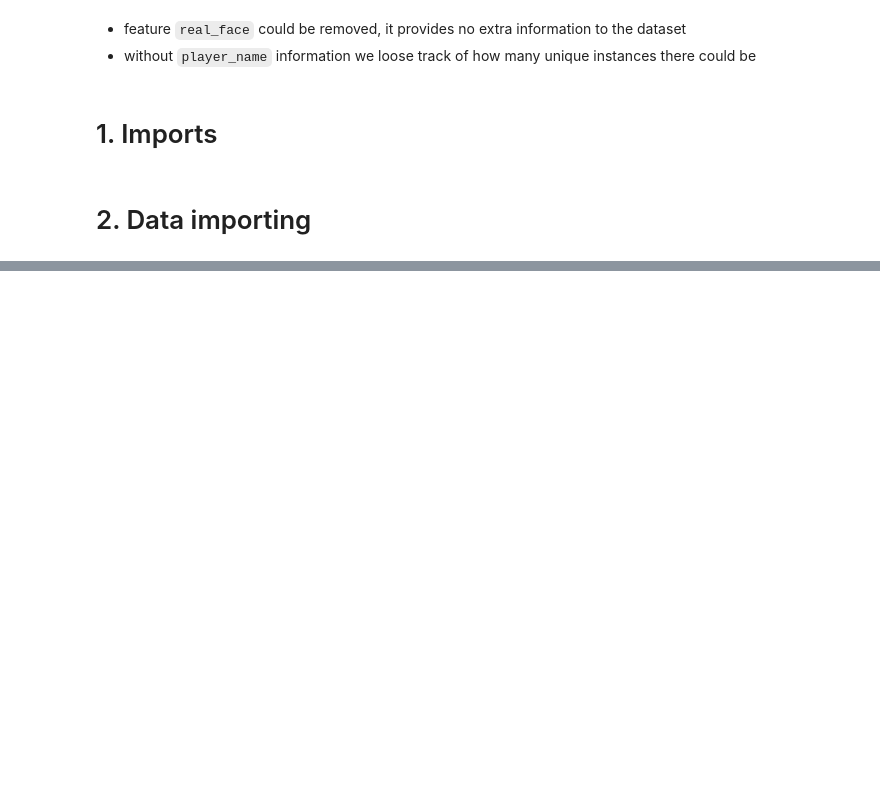
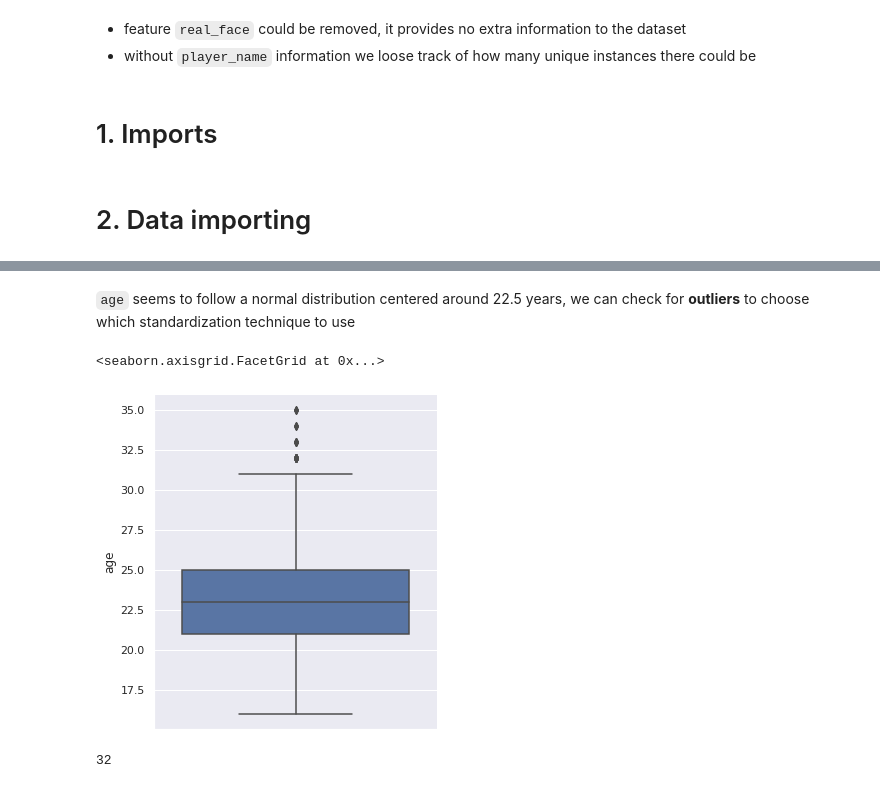
Before and after one commit to michaelschafhauser/market_value_predictor, a Jupyter notebook: notebooks/Joao/data_exploration_&_baseline_model_jr.ipynb, the cells around one changed output, grey strips where cells are left out. Cells and saved outputs as stored; diff of their text form; code cells hidden in the pictures; blank space fills up the shorter version.

```diff
--- a/notebooks/Joao/data_exploration_&_baseline_model_jr.ipynb
+++ b/notebooks/Joao/data_exploration_&_baseline_model_jr.ipynb
@@ -27,0 +136,11 @@ data.head()
+# %% [markdown]
+`age` seems to follow a normal distribution centered around 22.5 years, we can check for **outliers** to choose which standardization technique to use
+# %%
+sns.catplot(data=X_train,y='age', kind='box')
+# %% [output]
+<seaborn.axisgrid.FacetGrid at 0x...>
+[figure, added]
+# %%
+X_train[X_train.age > 31]['age'].count()
+# %% [output]
+32
```
Also changed, not shown: parts of 114 cells of this notebook.
